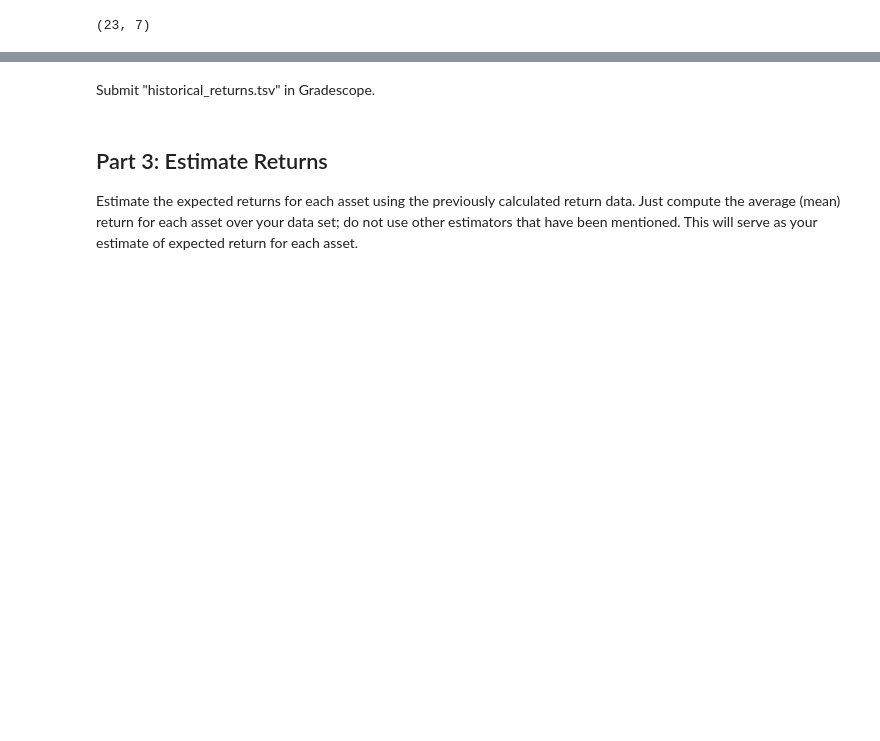
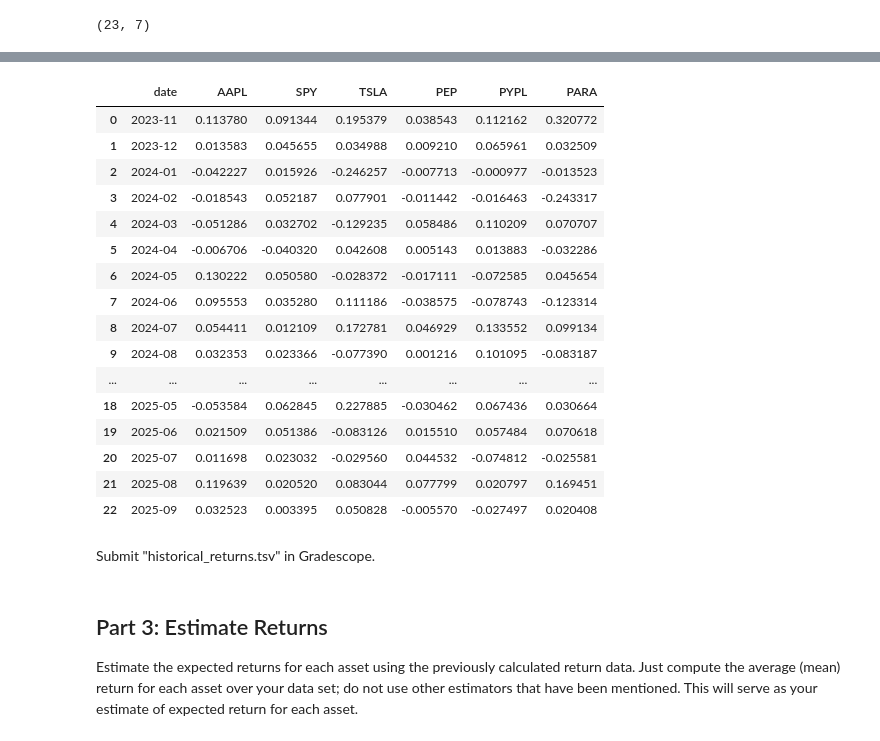
Before and after one commit to polinacsv/dx704-project-01, a Jupyter notebook: project.ipynb, the cells around one changed output, grey strips where cells are left out. Saved outputs shown, nothing was run; the diff lists cells and outputs as text; code cells hidden in the pictures; blank space fills up the shorter version.

```diff
--- a/project.ipynb
+++ b/project.ipynb
@@ -319,3 +319,14 @@ historical_returns.head()
 historical_returns.shape
 # %% [output]
 (23, 7)
+# %%
+
+# Convert to datetime and normalize to month START (YYYY-MM-01)
+historical_returns["date"] = pd.to_datetime(historical_returns["date"])
+historical_returns["date"] = historical_returns["date"].dt.to_period("M").dt.to_timestamp()  # first day of month
+
+# (optional) sort just in case
+historical_returns = historical_returns.sort_values("date")
+
+# Save
+historical_returns.to_csv("historical_returns.tsv", sep="\t", index=False, float_format="%.6f")
@@ -322,3 +342,36 @@ historical_returns.shape
+# %%
+
+
+# Ensure datetime, then format as YYYY-MM (period string)
+historical_returns["date"] = pd.to_datetime(historical_returns["date"])\
+                                   .dt.to_period("M")\
+                                   .astype(str)
+
+# (optional) keep rows in order
+historical_returns = historical_returns.sort_values("date").reset_index(drop=True)
+
+# Save
+historical_returns.to_csv("historical_returns.tsv", sep="\t", index=False, float_format="%.6f")
+# %%
+historical_returns
+# %% [output]
+|  | date | AAPL | SPY | TSLA | PEP | PYPL | PARA |
+| 0 | 2023-11 | 0.113780 | 0.091344 | 0.195379 | 0.038543 | 0.112162 | 0.320772 |
+| 1 | 2023-12 | 0.013583 | 0.045655 | 0.034988 | 0.009210 | 0.065961 | 0.032509 |
+| 2 | 2024-01 | -0.042227 | 0.015926 | -0.246257 | -0.007713 | -0.000977 | -0.013523 |
+| 3 | 2024-02 | -0.018543 | 0.052187 | 0.077901 | -0.011442 | -0.016463 | -0.243317 |
+| 4 | 2024-03 | -0.051286 | 0.032702 | -0.129235 | 0.058486 | 0.110209 | 0.070707 |
+| 5 | 2024-04 | -0.006706 | -0.040320 | 0.042608 | 0.005143 | 0.013883 | -0.032286 |
+| 6 | 2024-05 | 0.130222 | 0.050580 | -0.028372 | -0.017111 | -0.072585 | 0.045654 |
+| 7 | 2024-06 | 0.095553 | 0.035280 | 0.111186 | -0.038575 | -0.078743 | -0.123314 |
+| 8 | 2024-07 | 0.054411 | 0.012109 | 0.172781 | 0.046929 | 0.133552 | 0.099134 |
+| 9 | 2024-08 | 0.032353 | 0.023366 | -0.077390 | 0.001216 | 0.101095 | -0.083187 |
+| ... | ... | ... | ... | ... | ... | ... | ... |
+| 18 | 2025-05 | -0.053584 | 0.062845 | 0.227885 | -0.030462 | 0.067436 | 0.030664 |
+| 19 | 2025-06 | 0.021509 | 0.051386 | -0.083126 | 0.015510 | 0.057484 | 0.070618 |
+| 20 | 2025-07 | 0.011698 | 0.023032 | -0.029560 | 0.044532 | -0.074812 | -0.025581 |
+| 21 | 2025-08 | 0.119639 | 0.020520 | 0.083044 | 0.077799 | 0.020797 | 0.169451 |
+| 22 | 2025-09 | 0.032523 | 0.003395 | 0.050828 | -0.005570 | -0.027497 | 0.020408 |
 # %% [markdown]
 Submit "historical_returns.tsv" in Gradescope.
 # %% [markdown]
```
Also changed, not shown: parts of 14 cells of this notebook, 6 other files.
